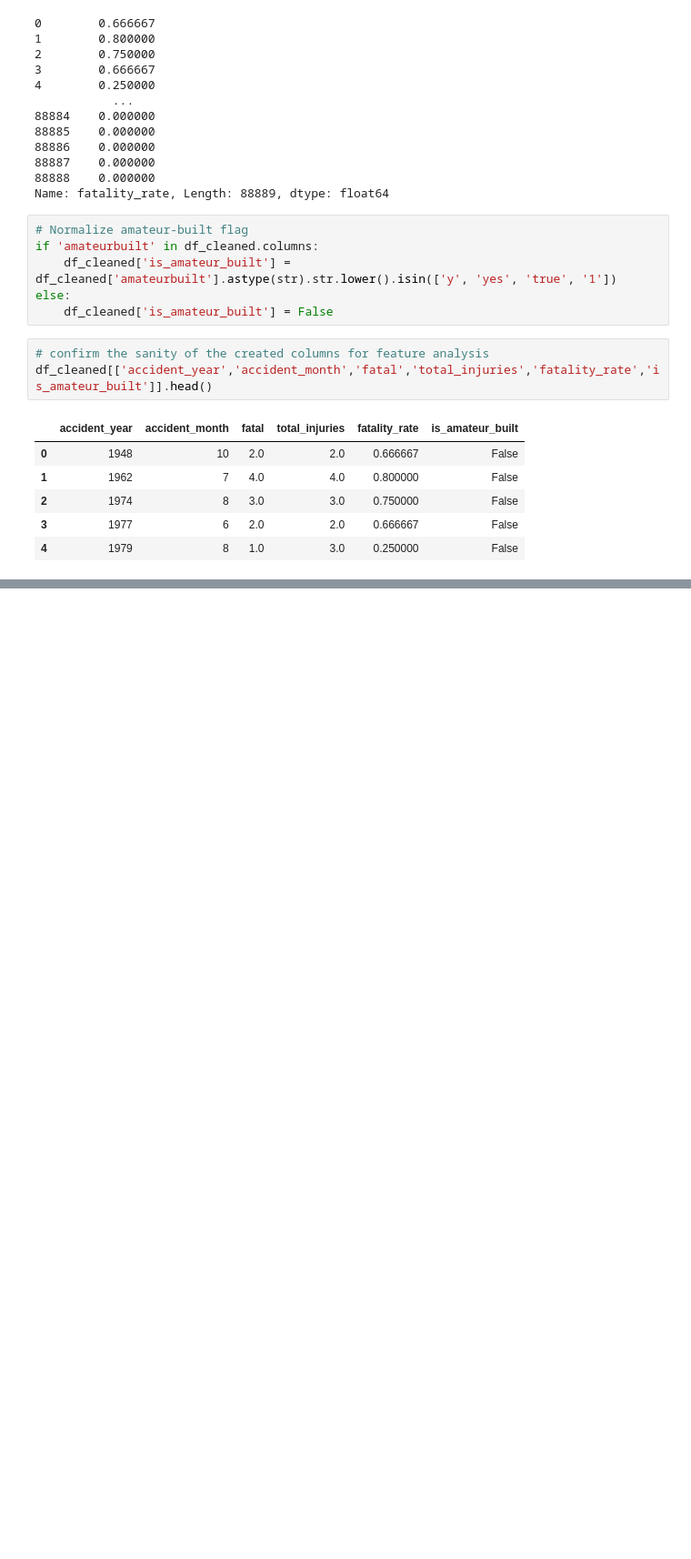
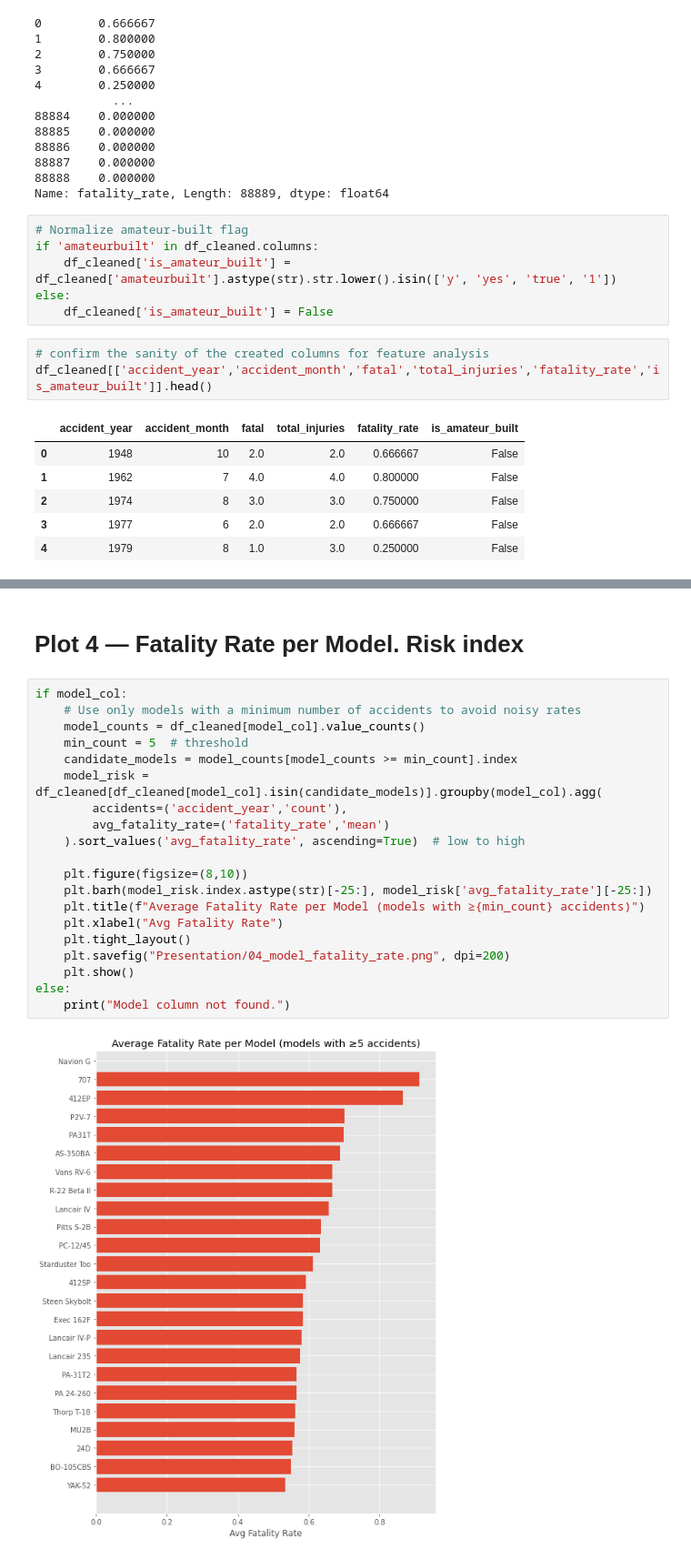
Before and after one commit to ChairoSolutions/New-Aviation-LowRisk-AircraftPurchase-Project, a Jupyter notebook: Brian.ipynb, the cells around one changed output, grey strips where cells are left out. Shown: that part at 91% size. Drawn from its saved outputs; the diff is of its cells as text; blank space fills up the shorter version.

```diff
--- a/Brian.ipynb
+++ b/Brian.ipynb
@@ -346,0 +483,24 @@ df_cleaned[['accident_year','accident_month','fatal','total_injuries','fatality_
+# %% [markdown]
+# Plot 4 — Fatality Rate per Model. Risk index
+# %%
+if model_col:
+    # Use only models with a minimum number of accidents to avoid noisy rates
+    model_counts = df_cleaned[model_col].value_counts()
+    min_count = 5  # threshold
+    candidate_models = model_counts[model_counts >= min_count].index
+    model_risk = df_cleaned[df_cleaned[model_col].isin(candidate_models)].groupby(model_col).agg(
+        accidents=('accident_year','count'),
+        avg_fatality_rate=('fatality_rate','mean')
+    ).sort_values('avg_fatality_rate', ascending=True)  # low to high
+
+    plt.figure(figsize=(8,10))
+    plt.barh(model_risk.index.astype(str)[-25:], model_risk['avg_fatality_rate'][-25:])
+    plt.title(f"Average Fatality Rate per Model (models with ≥{min_count} accidents)")
+    plt.xlabel("Avg Fatality Rate")
+    plt.tight_layout()
+    plt.savefig("Presentation/04_model_fatality_rate.png", dpi=200)
+    plt.show()
+else:
+    print("Model column not found.")
+# %% [output]
+[figure, added]
```
Also changed, not shown: parts of 20 cells of this notebook, 9 other files.
